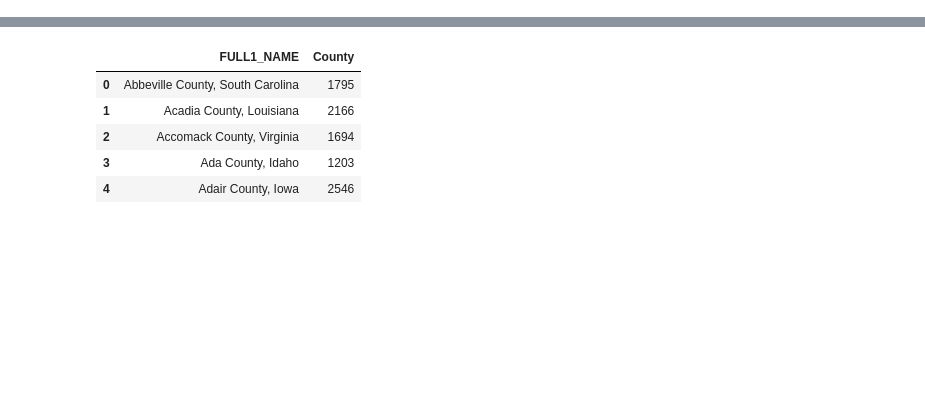
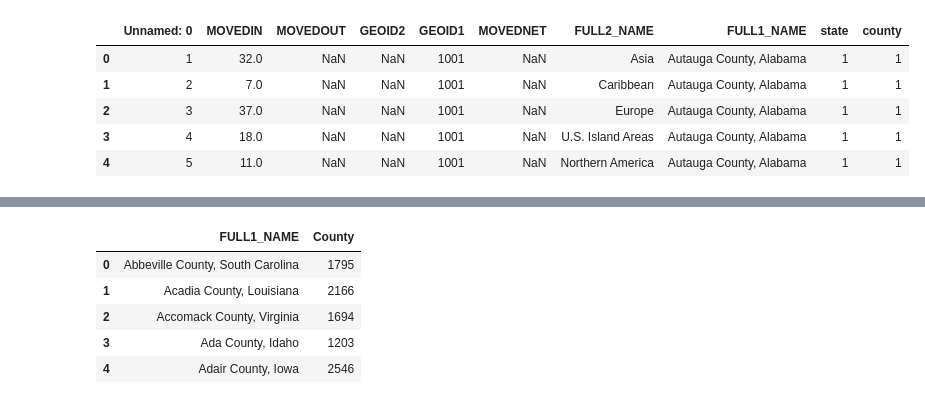
Before and after one commit to UCBDataAna/Project1_Migration, a Jupyter notebook: census_zillow_merge.ipynb, the cells around one changed output, grey strips where cells are left out. Saved outputs shown, nothing was run; the diff lists cells and outputs as text; code cells hidden in the pictures; blank space fills up the shorter version.

```diff
--- a/census_zillow_merge.ipynb
+++ b/census_zillow_merge.ipynb
@@ -25,0 +8,10 @@ census_df.sample(5)
+# %%
+census_original_df = pd.read_csv("./census_output.csv")
+census_original_df.head()
+# %% [output]
+|  | Unnamed: 0 | MOVEDIN | MOVEDOUT | GEOID2 | GEOID1 | MOVEDNET | FULL2_NAME | FULL1_NAME | state | county |
+| 0 | 1 | 32.0 | NaN | NaN | 1001 | NaN | Asia | Autauga County, Alabama | 1 | 1 |
+| 1 | 2 | 7.0 | NaN | NaN | 1001 | NaN | Caribbean | Autauga County, Alabama | 1 | 1 |
+| 2 | 3 | 37.0 | NaN | NaN | 1001 | NaN | Europe | Autauga County, Alabama | 1 | 1 |
+| 3 | 4 | 18.0 | NaN | NaN | 1001 | NaN | U.S. Island Areas | Autauga County, Alabama | 1 | 1 |
+| 4 | 5 | 11.0 | NaN | NaN | 1001 | NaN | Northern America | Autauga County, Alabama | 1 | 1 |
```
Also changed, not shown: parts of 5 cells of this notebook, 2 other files.
